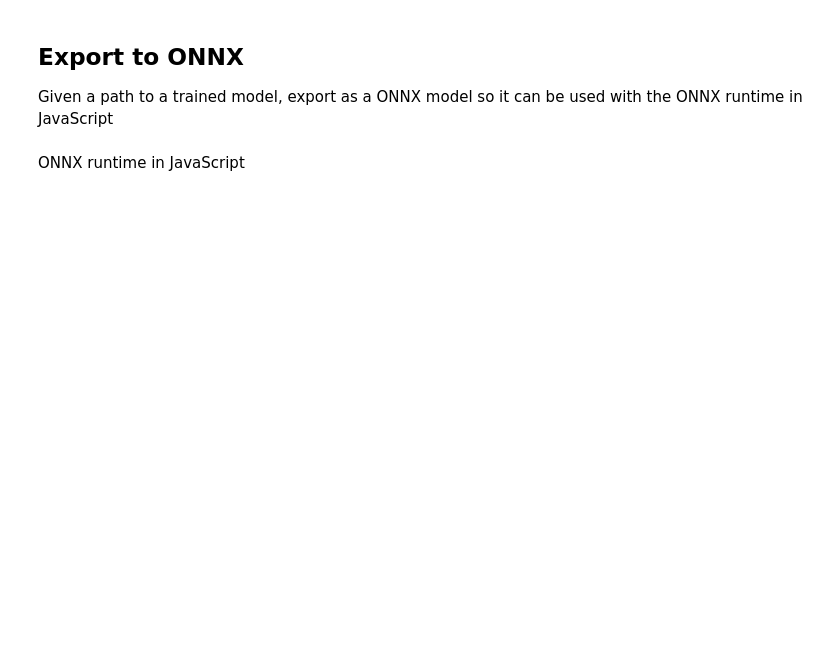
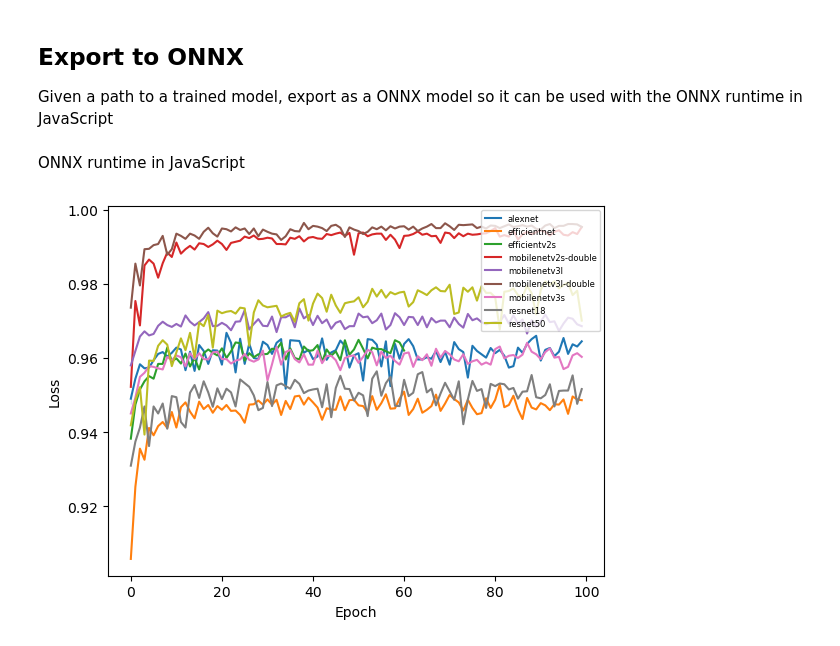
Before and after one commit to griffindvs/cs6384-project, a Jupyter notebook: leaf_classification.ipynb, the cells around one changed output. Saved outputs shown, nothing was run; the diff lists cells and outputs as text; code cells hidden in the pictures; blank space fills up the shorter version.

```diff
--- a/leaf_classification.ipynb
+++ b/leaf_classification.ipynb
@@ -290,0 +277,13 @@ torch.onnx.export(model,                     # model being run
+# %%
+df = pd.read_csv(r'converted\all_training_logs_in_one_file.csv')
+# %%
+lossval_df = df[df['metric'] == 'Accuracy/val']
+sns.lineplot(data=lossval_df, x='step', y='value', hue='run')
+
+plt.ylabel("Loss")
+plt.xlabel("Epoch")
+plt.legend(loc=1, prop={'size': 6})
+plt.savefig('acc_val_curve.png')
+plt.show()
+# %% [output]
+[figure, added]
```
Also changed, not shown: parts of 6 cells of this notebook, 1 other file.
